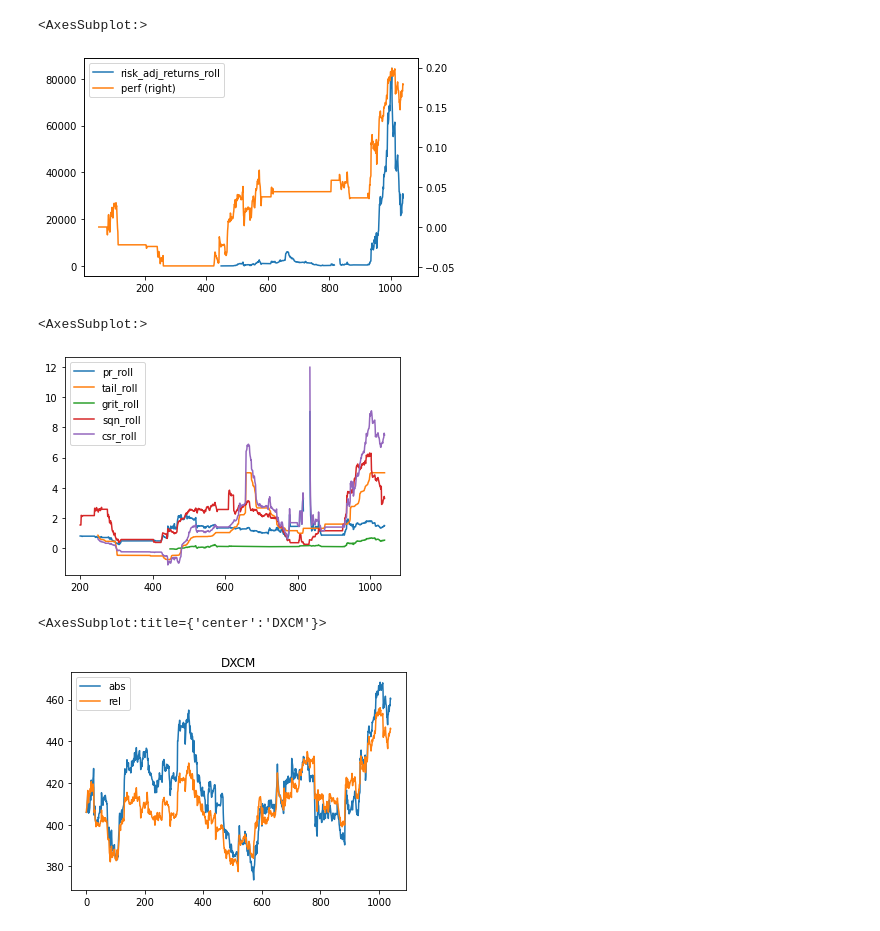
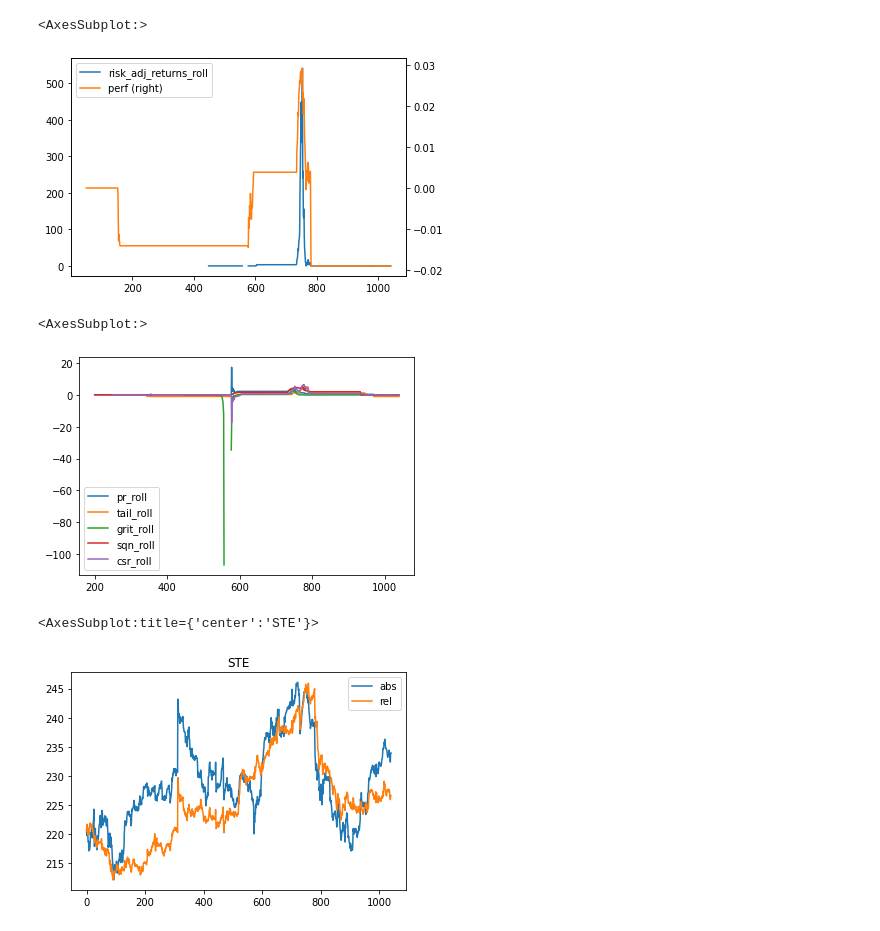
Before and after one commit to bjahnke/blue_bird_pms, a Jupyter notebook: src/backtester.ipynb, the cells around one changed output. Saved outputs shown, nothing was run; the diff lists cells and outputs as text; code cells hidden in the pictures.

```diff
--- a/src/backtester.ipynb
+++ b/src/backtester.ipynb
@@ -19,19 +19,20 @@ _strategy_overview = pd.read_csv(_data_loader.file_path('stat_overview_15m.csv')
 
 _price_data_by_symbol = sbtu.PriceGlob(_price_data).swap_level()
 # %%
-symbol = 'DXCM'
+symbol = 'STE'
+_strat_data = _strategy_lookup[symbol]
 _stats = _strategy_lookup[symbol].stat_historical
 
 _stats[['risk_adj_returns_roll', 'perf']].plot(use_index=False, secondary_y=['perf'])
 # %% [output]
 <AxesSubplot:>
-[figure, old version]
+[figure, new version]
 # %%
 plot_copy = _stats[['pr_roll', 'tail_roll', 'grit_roll', 'sqn_roll', 'csr_roll']]
 plot_copy.plot(use_index=False)
 # %% [output]
 <AxesSubplot:>
-[figure, old version]
+[figure, new version]
 # %%
 # base = 90
 # for i in range(10):
@@ -46,8 +47,8 @@ _abs_rel_close = pd.DataFrame(
 )
 _abs_rel_close.plot(title=symbol, use_index=False)
 # %% [output]
-<AxesSubplot:title={'center':'DXCM'}>
+<AxesSubplot:title={'center':'STE'}>
-[figure, old version]
+[figure, new version]
 # %%
 import src.scanner as scanner
 epd = _strategy_lookup[symbol].enhanced_price_data.copy()
```
Also changed, not shown: parts of 6 cells of this notebook, 5 other files.
